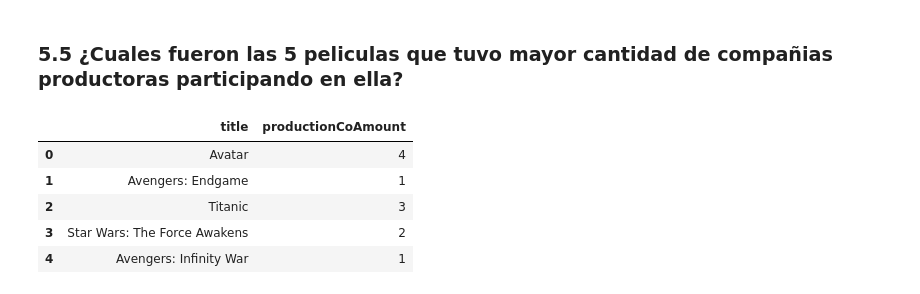
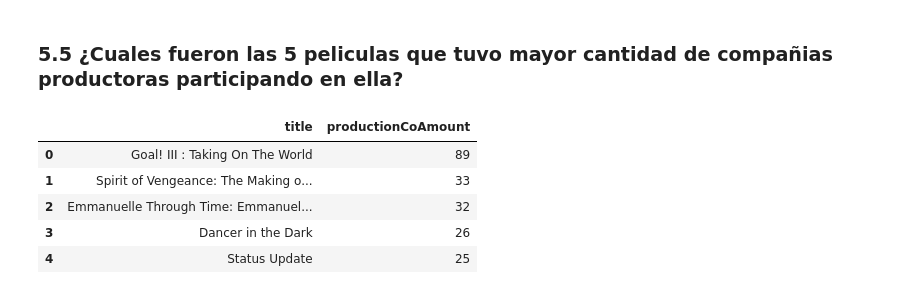
Before and after one commit to Carlos21122000/Analisis-Exploratorio, a Jupyter notebook: Hoja de Trabajo 1.ipynb, the cells around one changed output. Cells and saved outputs as stored; diff of their text form; code cells hidden in the pictures.

```diff
--- a/Hoja de Trabajo 1.ipynb
+++ b/Hoja de Trabajo 1.ipynb
@@ -734,13 +764,13 @@ revenueTop.head(n=25)
 # %% [markdown]
 ### 5.5 ¿Cuales fueron las 5 peliculas que tuvo mayor cantidad de compañias productoras participando en ella?
 # %%
-revenueTop = datos.sort_values(by='revenue', ascending=False).reset_index(drop=True)
+revenueTop = datos.sort_values(by='productionCoAmount', ascending=False).reset_index(drop=True)
 revenueTop = revenueTop.filter(['title','productionCoAmount'],axis=1)
 revenueTop.head()
 # %% [output]
 |  | title | productionCoAmount |
-| 0 | Avatar | 4 |
-| 1 | Avengers: Endgame | 1 |
-| 2 | Titanic | 3 |
-| 3 | Star Wars: The Force Awakens | 2 |
-| 4 | Avengers: Infinity War | 1 |
+| 0 | Goal! III : Taking On The World | 89 |
+| 1 | Spirit of Vengeance: The Making o... | 33 |
+| 2 | Emmanuelle Through Time: Emmanuel... | 32 |
+| 3 | Dancer in the Dark | 26 |
+| 4 | Status Update | 25 |
```
Also changed, not shown: parts of 13 cells of this notebook.
